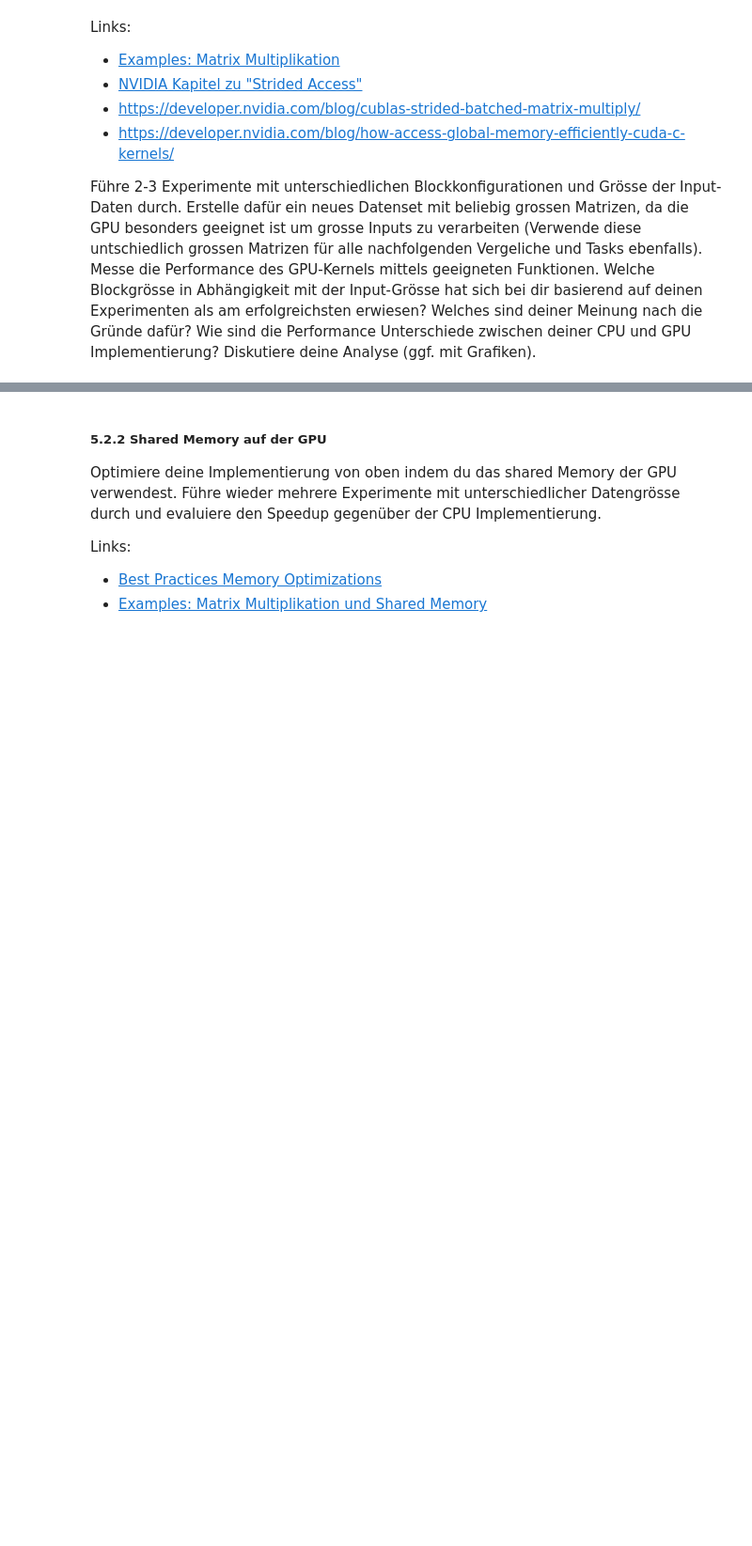
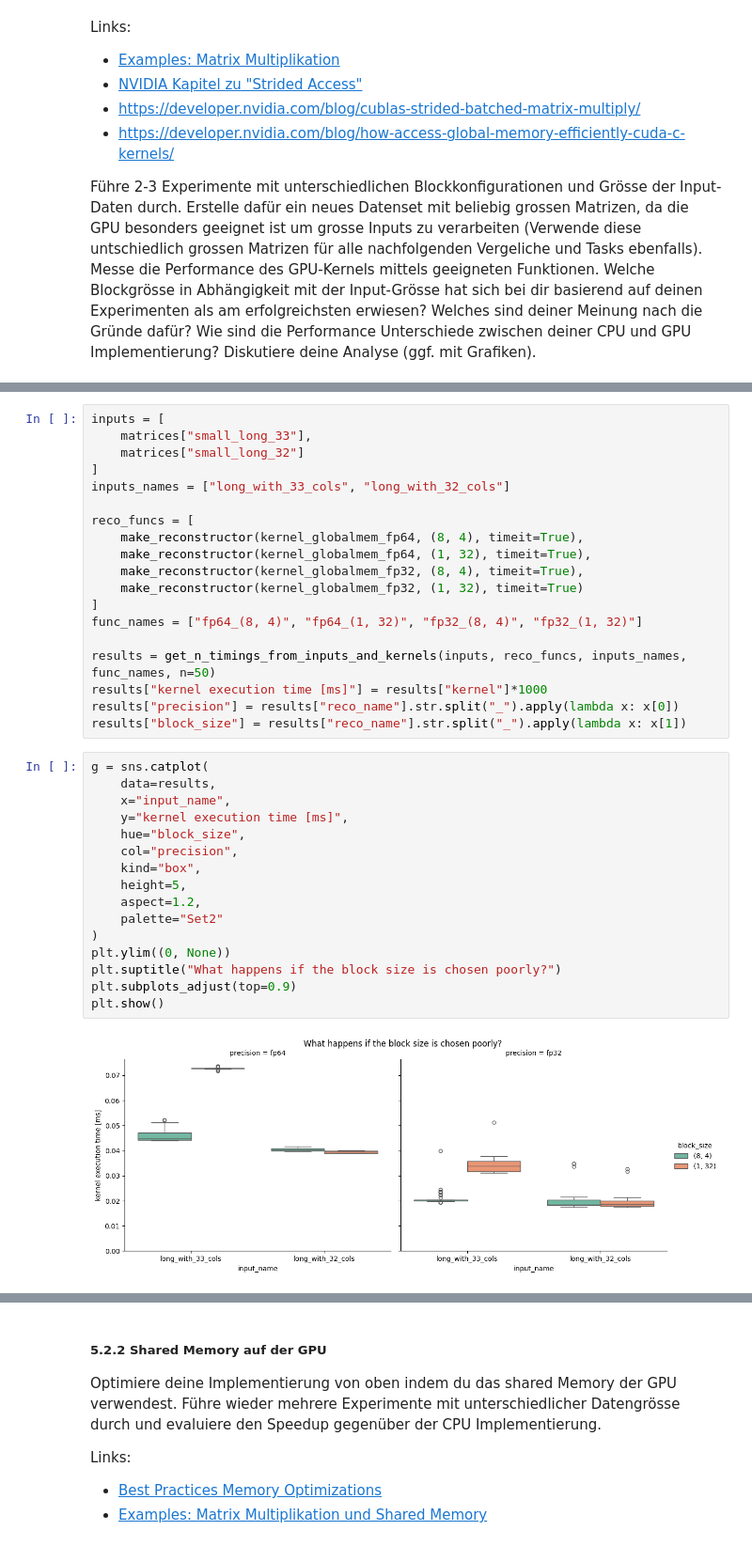
Before and after one commit to fhnw-hpc/hpc-buesst1, a Jupyter notebook: hpc_fs24_mc2_teil2.ipynb, the cells around one changed output, grey strips where cells are left out. Shown: that part at 94% size. Saved outputs shown, nothing was run; the diff lists cells and outputs as text; blank space fills up the shorter version.

```diff
--- a/hpc_fs24_mc2_teil2.ipynb
+++ b/hpc_fs24_mc2_teil2.ipynb
@@ -315,0 +281,37 @@ GPU 64 Bit:
+# %%
+inputs = [
+    matrices["small_long_33"],
+    matrices["small_long_32"]
+]
+inputs_names = ["long_with_33_cols", "long_with_32_cols"]
+
+reco_funcs = [
+    make_reconstructor(kernel_globalmem_fp64, (8, 4), timeit=True),
+    make_reconstructor(kernel_globalmem_fp64, (1, 32), timeit=True),
+    make_reconstructor(kernel_globalmem_fp32, (8, 4), timeit=True),
+    make_reconstructor(kernel_globalmem_fp32, (1, 32), timeit=True)
+]
+func_names = ["fp64_(8, 4)", "fp64_(1, 32)", "fp32_(8, 4)", "fp32_(1, 32)"]
+
+results = get_n_timings_from_inputs_and_kernels(inputs, reco_funcs, inputs_names, func_names, n=50)
+results["kernel execution time [ms]"] = results["kernel"]*1000
+results["precision"] = results["reco_name"].str.split("_").apply(lambda x: x[0])
+results["block_size"] = results["reco_name"].str.split("_").apply(lambda x: x[1])
+# %%
+g = sns.catplot(
+    data=results,
+    x="input_name",
+    y="kernel execution time [ms]",
+    hue="block_size",
+    col="precision",
+    kind="box",
+    height=5,
+    aspect=1.2,
+    palette="Set2"
+)
+plt.ylim((0, None))
+plt.suptitle("What happens if the block size is chosen poorly?")
+plt.subplots_adjust(top=0.9)
+plt.show()
+# %% [output]
+[figure, added]
```
Also changed, not shown: parts of 35 cells of this notebook.
